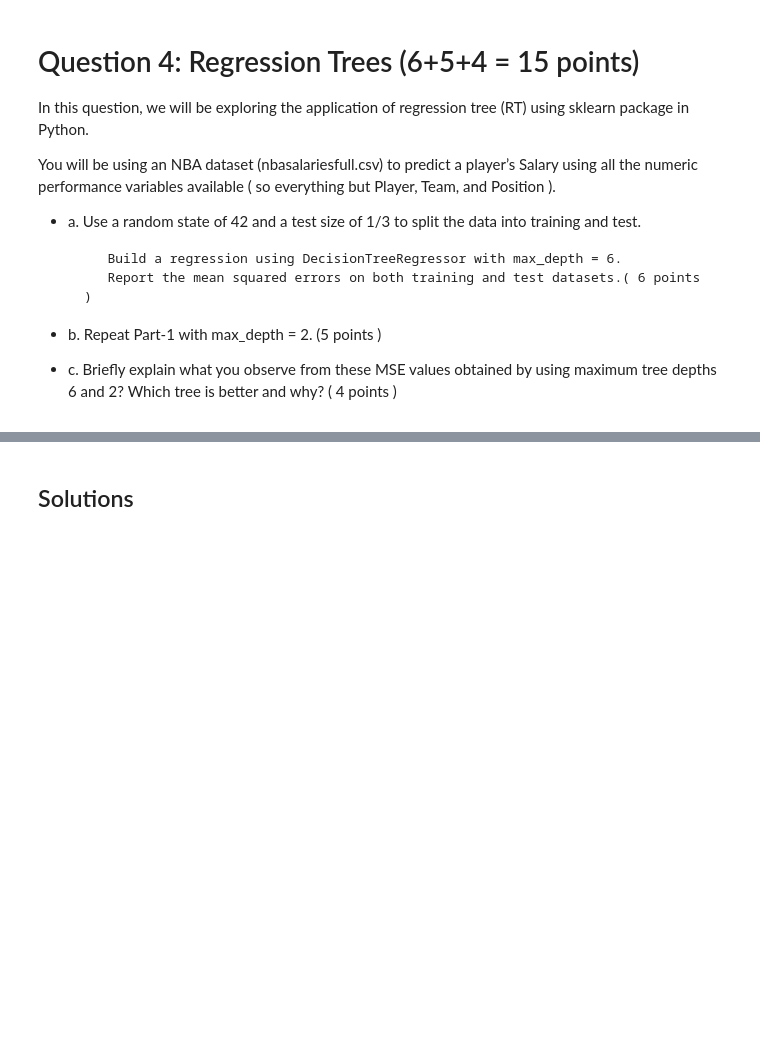
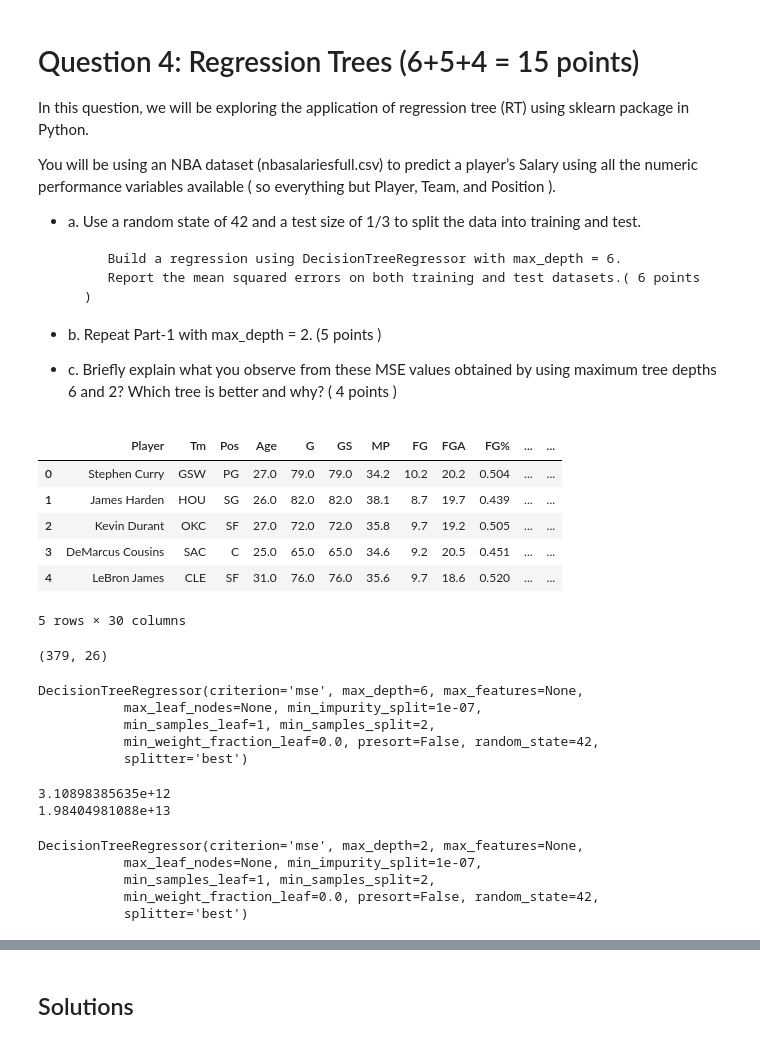
Before and after one commit to bconnorwhite/EE-461P, a Jupyter notebook: HW4/HW4.ipynb, the cells around one changed output, grey strips where cells are left out. Drawn from its saved outputs; the diff is of its cells as text; code cells hidden in the pictures; blank space fills up the shorter version.

```diff
--- a/HW4/HW4.ipynb
+++ b/HW4/HW4.ipynb
@@ -234,3 +244,22 @@ You will be using an NBA dataset (nbasalariesfull.csv) to predict a player’s S
 
 - c. Briefly explain what you observe from these MSE values obtained by using maximum tree depths 6 and 2?
          Which tree is better and why? ( 4 points )
+# %%
+nba_data = pd.read_csv('nbasalariesfull.csv')
+
+nba_data.head()
+# %% [output]
+|  | Player | Tm | Pos | Age | G | GS | MP | FG | FGA | FG% | ... | ... |
+| 0 | Stephen Curry | GSW | PG | 27.0 | 79.0 | 79.0 | 34.2 | 10.2 | 20.2 | 0.504 | ... | ... |
+| 1 | James Harden | HOU | SG | 26.0 | 82.0 | 82.0 | 38.1 | 8.7 | 19.7 | 0.439 | ... | ... |
+| 2 | Kevin Durant | OKC | SF | 27.0 | 72.0 | 72.0 | 35.8 | 9.7 | 19.2 | 0.505 | ... | ... |
+| 3 | DeMarcus Cousins | SAC | C | 25.0 | 65.0 | 65.0 | 34.6 | 9.2 | 20.5 | 0.451 | ... | ... |
+| 4 | LeBron James | CLE | SF | 31.0 | 76.0 | 76.0 | 35.6 | 9.7 | 18.6 | 0.520 | ... | ... |
+5 rows × 30 columns
+# %%
+X = nba_data.loc[:,'Age':'PSG']
+y = nba_data['SALARY']
+
+X.shape
+# %% [output]
+(379, 26)
@@ -236,0 +269,29 @@ You will be using an NBA dataset (nbasalariesfull.csv) to predict a player’s S
+# %%
+from sklearn.tree import DecisionTreeRegressor
+dtr = DecisionTreeRegressor(random_state=42, max_depth=6)
+dtr.fit(X_train, y_train)
+# %% [output]
+DecisionTreeRegressor(criterion='mse', max_depth=6, max_features=None,
+           max_leaf_nodes=None, min_impurity_split=1e-07,
+           min_samples_leaf=1, min_samples_split=2,
+           min_weight_fraction_leaf=0.0, presort=False, random_state=42,
+           splitter='best')
+# %%
+from sklearn.metrics import mean_squared_error
+
+y_train_preds = dtr.predict(X_train)
+y_test_preds = dtr.predict(X_test)
+print(mean_squared_error(y_train, y_train_preds))
+print(mean_squared_error(y_test, y_test_preds))
+# %% [output]
+3.10898385635e+12
+1.98404981088e+13
+# %%
+dtr2 = DecisionTreeRegressor(random_state=42, max_depth=2)
+dtr2.fit(X_train, y_train)
+# %% [output]
+DecisionTreeRegressor(criterion='mse', max_depth=2, max_features=None,
+           max_leaf_nodes=None, min_impurity_split=1e-07,
+           min_samples_leaf=1, min_samples_split=2,
+           min_weight_fraction_leaf=0.0, presort=False, random_state=42,
+           splitter='best')
```
Also changed, not shown: parts of 4 cells of this notebook, 1 other file.
